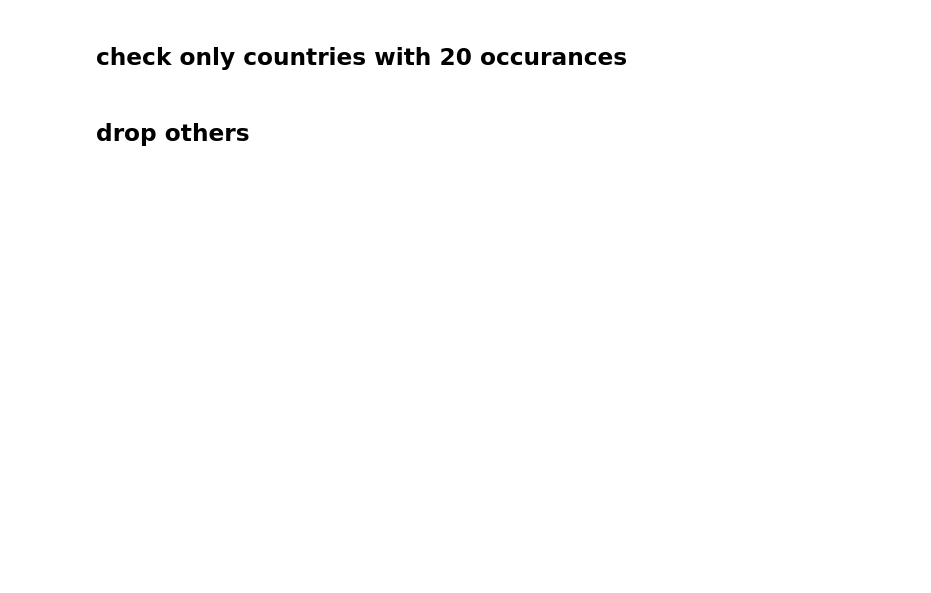
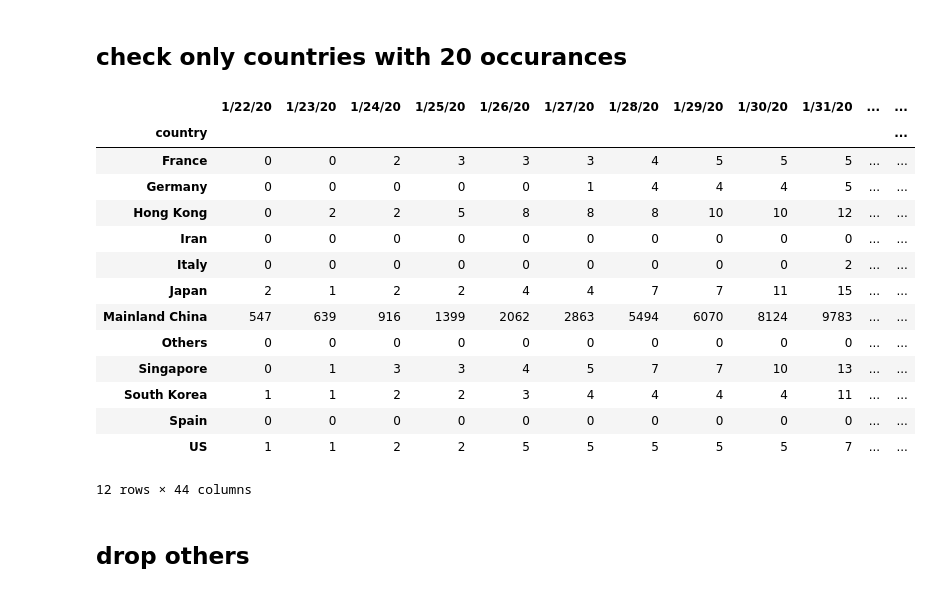
Before and after one commit to acsaba22/covid, a Jupyter notebook: CssLook2.ipynb, the cells around one changed output. Drawn from its saved outputs; the diff is of its cells as text; code cells hidden in the pictures; blank space fills up the shorter version.

```diff
--- a/CssLook2.ipynb
+++ b/CssLook2.ipynb
@@ -177,7 +177,24 @@ pop = pop[pop.index.isin(con.index)]
 # %% [markdown]
 ## check only countries with 20 occurances
 # %%
-con10 = con[con['3/3/20'] >= 20]
+con10 = con[con['3/3/20'] >= 100]
+con10
+# %% [output]
+|  | 1/22/20 | 1/23/20 | 1/24/20 | 1/25/20 | 1/26/20 | 1/27/20 | 1/28/20 | 1/29/20 | 1/30/20 | 1/31/20 | ... | ... |
+| country |  |  |  |  |  |  |  |  |  |  |  | ... |
+| France | 0 | 0 | 2 | 3 | 3 | 3 | 4 | 5 | 5 | 5 | ... | ... |
+| Germany | 0 | 0 | 0 | 0 | 0 | 1 | 4 | 4 | 4 | 5 | ... | ... |
+| Hong Kong | 0 | 2 | 2 | 5 | 8 | 8 | 8 | 10 | 10 | 12 | ... | ... |
+| Iran | 0 | 0 | 0 | 0 | 0 | 0 | 0 | 0 | 0 | 0 | ... | ... |
+| Italy | 0 | 0 | 0 | 0 | 0 | 0 | 0 | 0 | 0 | 2 | ... | ... |
+| Japan | 2 | 1 | 2 | 2 | 4 | 4 | 7 | 7 | 11 | 15 | ... | ... |
+| Mainland China | 547 | 639 | 916 | 1399 | 2062 | 2863 | 5494 | 6070 | 8124 | 9783 | ... | ... |
+| Others | 0 | 0 | 0 | 0 | 0 | 0 | 0 | 0 | 0 | 0 | ... | ... |
+| Singapore | 0 | 1 | 3 | 3 | 4 | 5 | 7 | 7 | 10 | 13 | ... | ... |
+| South Korea | 1 | 1 | 2 | 2 | 3 | 4 | 4 | 4 | 4 | 11 | ... | ... |
+| Spain | 0 | 0 | 0 | 0 | 0 | 0 | 0 | 0 | 0 | 0 | ... | ... |
+| US | 1 | 1 | 2 | 2 | 5 | 5 | 5 | 5 | 5 | 7 | ... | ... |
+12 rows × 44 columns
 # %% [markdown]
 ## drop others
 # %%
```
Also changed, not shown: parts of 11 cells of this notebook, 1 other file.
